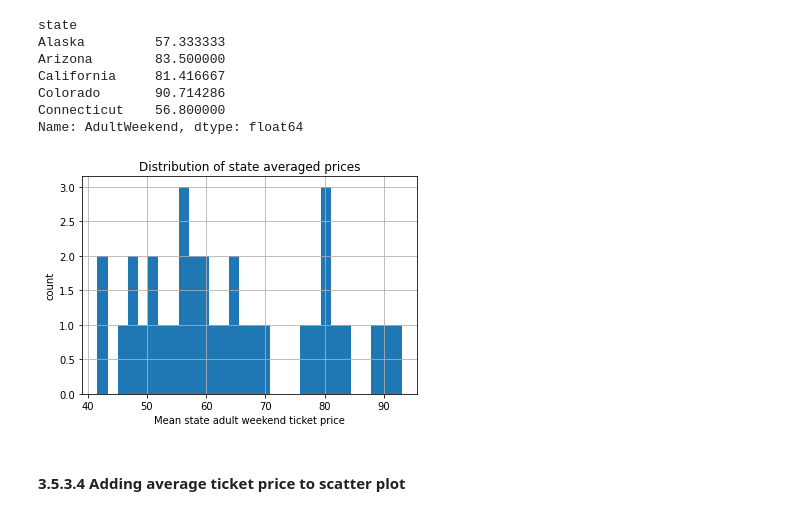
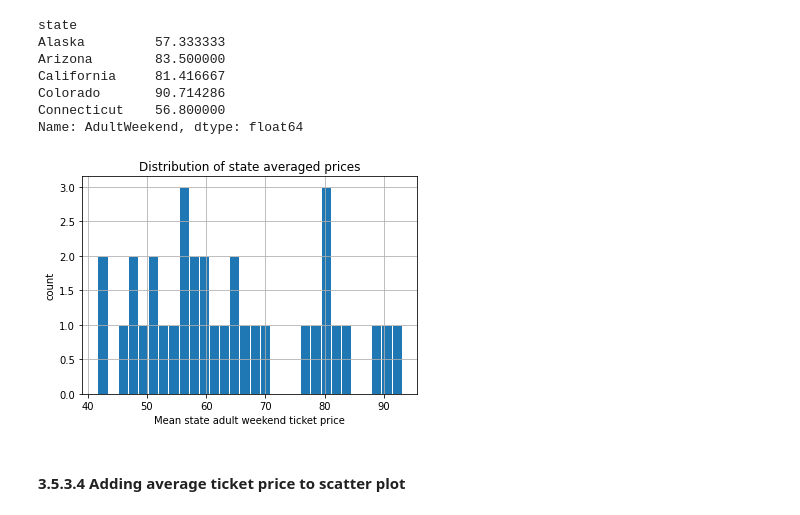
Before and after one commit to PassionateDataScientist/DataScienceGuidedCapstone, a Jupyter notebook: Notebooks/03_exploratory_data_analysis.ipynb, the cells around one changed output. Drawn from its saved outputs; the diff is of its cells as text; code cells hidden in the pictures.

```diff
--- a/Notebooks/03_exploratory_data_analysis.ipynb
+++ b/Notebooks/03_exploratory_data_analysis.ipynb
@@ -458,12 +479,12 @@ Colorado       90.714286
 Connecticut    56.800000
 Name: AdultWeekend, dtype: float64
 # %%
-state_avg_price.hist(bins=30)
+state_avg_price.hist(bins=30, edgecolor='white')
 plt.title('Distribution of state averaged prices')
 plt.xlabel('Mean state adult weekend ticket price')
 plt.ylabel('count');
 # %% [output]
-[figure, old version]
+[figure, new version]
 # %% [markdown]
 #### 3.5.3.4 Adding average ticket price to scatter plot<a id='3.5.3.4_Adding_average_ticket_price_to_scatter_plot'></a>
 # %% [markdown]
```
Also changed, not shown: parts of 14 cells of this notebook, 1 other file.
